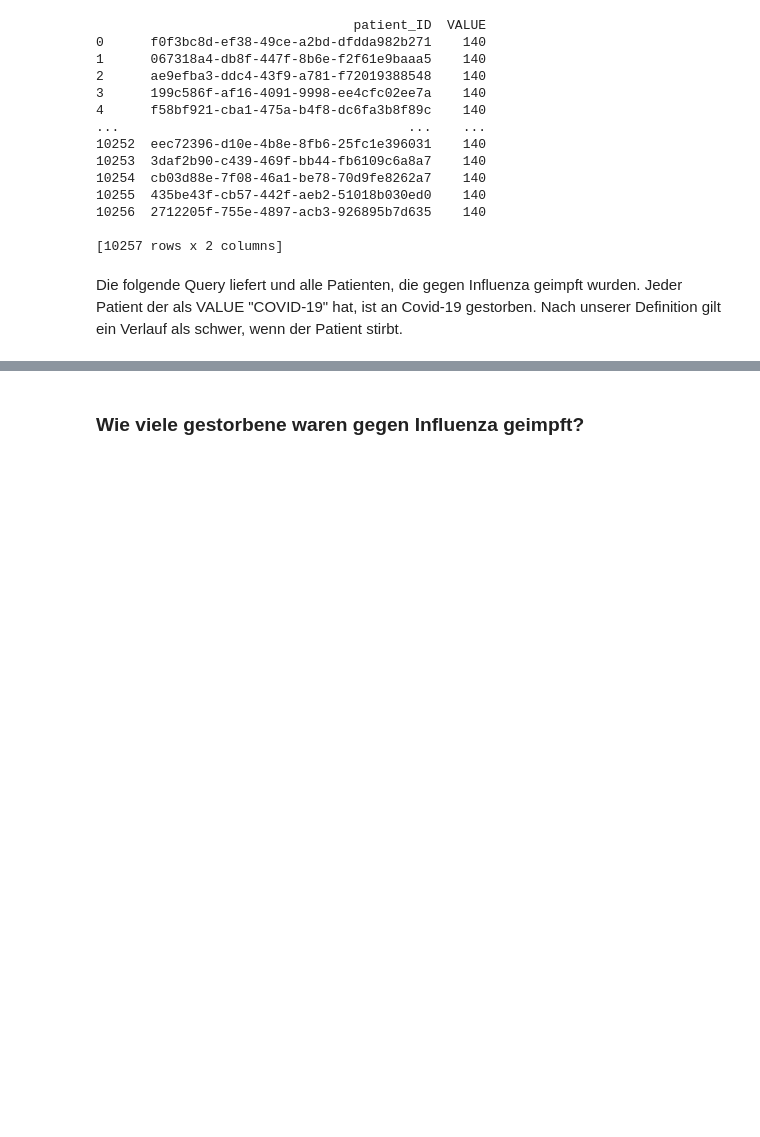
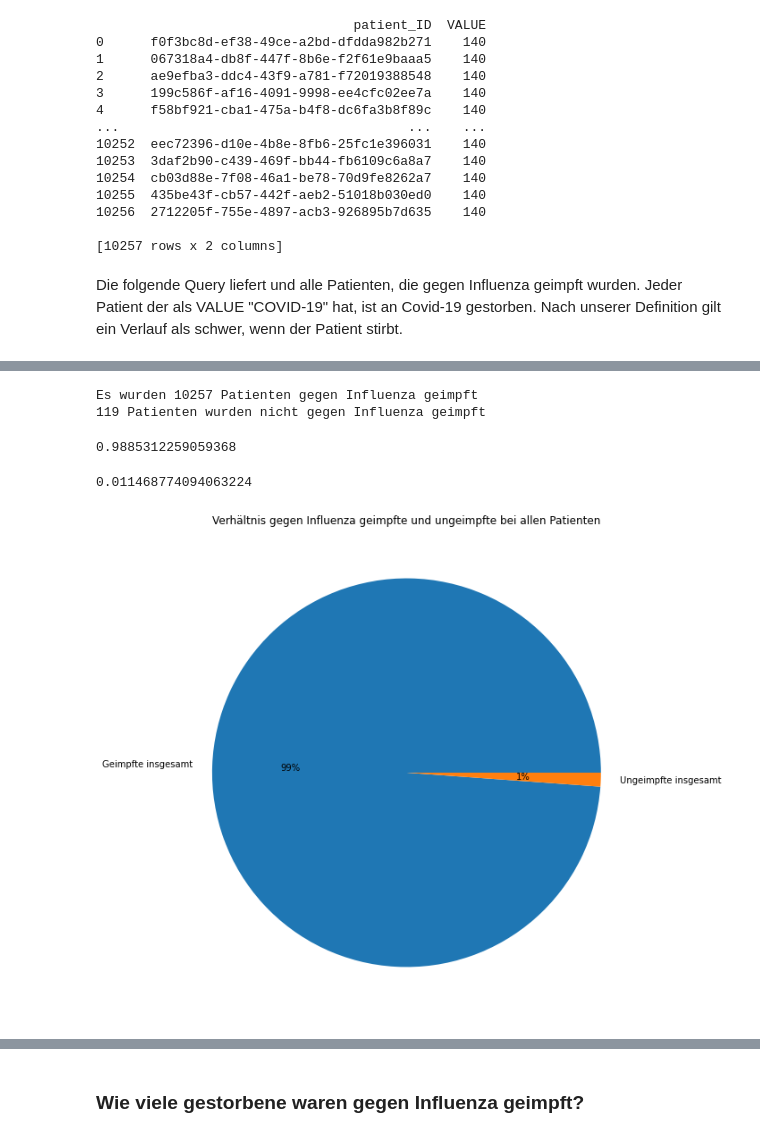
Before and after one commit to Fuenfgeld/DMA2022DataProjectA, a Jupyter notebook: analyse.ipynb, the cells around one changed output, grey strips where cells are left out. Saved outputs shown, nothing was run; the diff lists cells and outputs as text; code cells hidden in the pictures; blank space fills up the shorter version.

```diff
--- a/analyse.ipynb
+++ b/analyse.ipynb
@@ -65,0 +103,25 @@ print(pd.read_sql_query("SELECT DISTINCT patient_ID, VALUE FROM facts_table WHER
+# %%
+print("Es wurden", geimpfte_patienten_all_df['Grippe Impfung'].value_counts()[True], "Patienten gegen Influenza geimpft")
+print(geimpfte_patienten_all_df['Grippe Impfung'].value_counts()[False], "Patienten wurden nicht gegen Influenza geimpft")
+# %% [output]
+Es wurden 10257 Patienten gegen Influenza geimpft
+119 Patienten wurden nicht gegen Influenza geimpft
+# %%
+verhaeltnis_geimpft_insgesamt = geimpfte_patienten_all_df['Grippe Impfung'].value_counts()[True] / len(geimpfte_patienten_all_df.index)
+verhaeltnis_geimpft_insgesamt
+# %% [output]
+0.9885312259059368
+# %%
+verhaeltnis_ungeimpft_insgesamt = geimpfte_patienten_all_df['Grippe Impfung'].value_counts()[False] / len(geimpfte_patienten_all_df.index)
+verhaeltnis_ungeimpft_insgesamt
+# %% [output]
+0.011468774094063224
+# %%
+plt.gcf().set_size_inches(20, 10)
+data = [verhaeltnis_geimpft_insgesamt, verhaeltnis_ungeimpft_insgesamt]
+labels = ['Geimpfte insgesamt', 'Ungeimpfte insgesamt']
+plt.title("Verhältnis gegen Influenza geimpfte und ungeimpfte bei allen Patienten")
+plt.pie(data, labels=labels, autopct = '%0.0f%%')
+plt.show()
+# %% [output]
+[figure, added]
```
Also changed, not shown: parts of 19 cells of this notebook.
